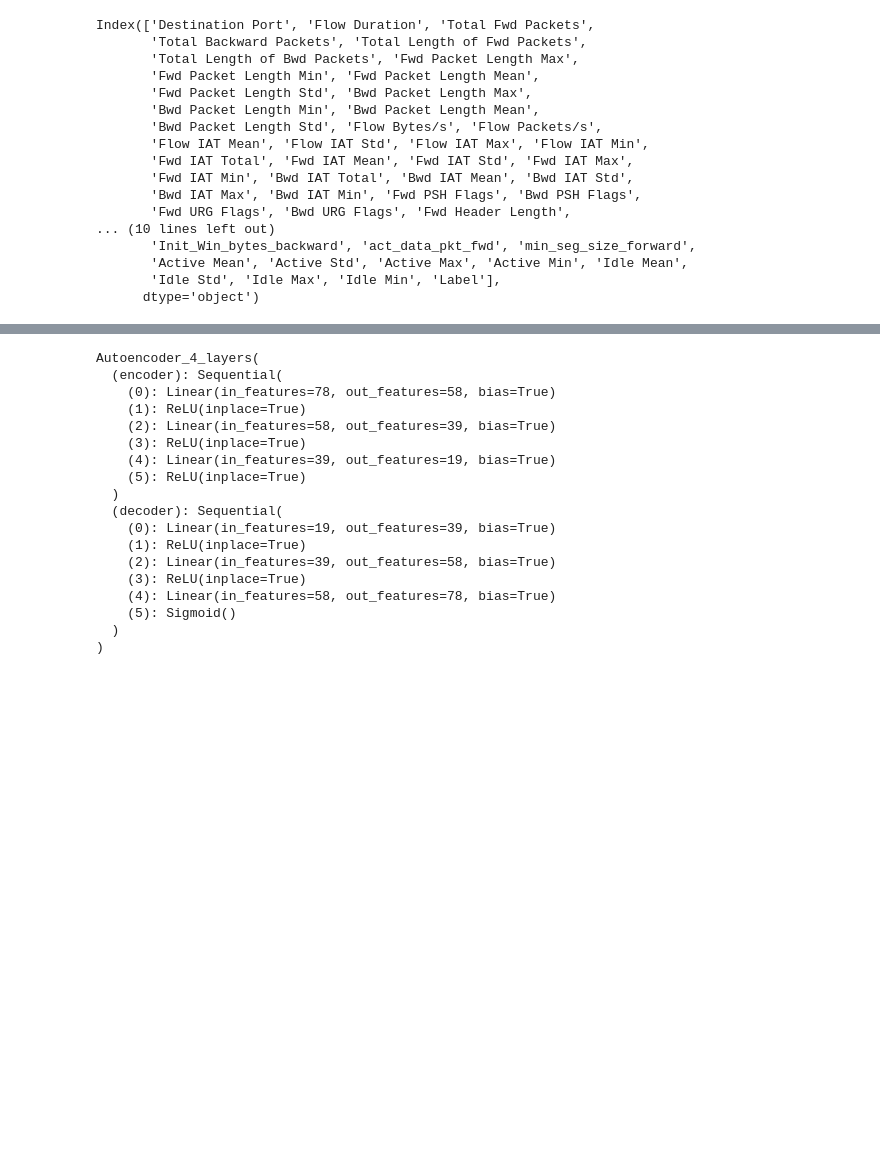
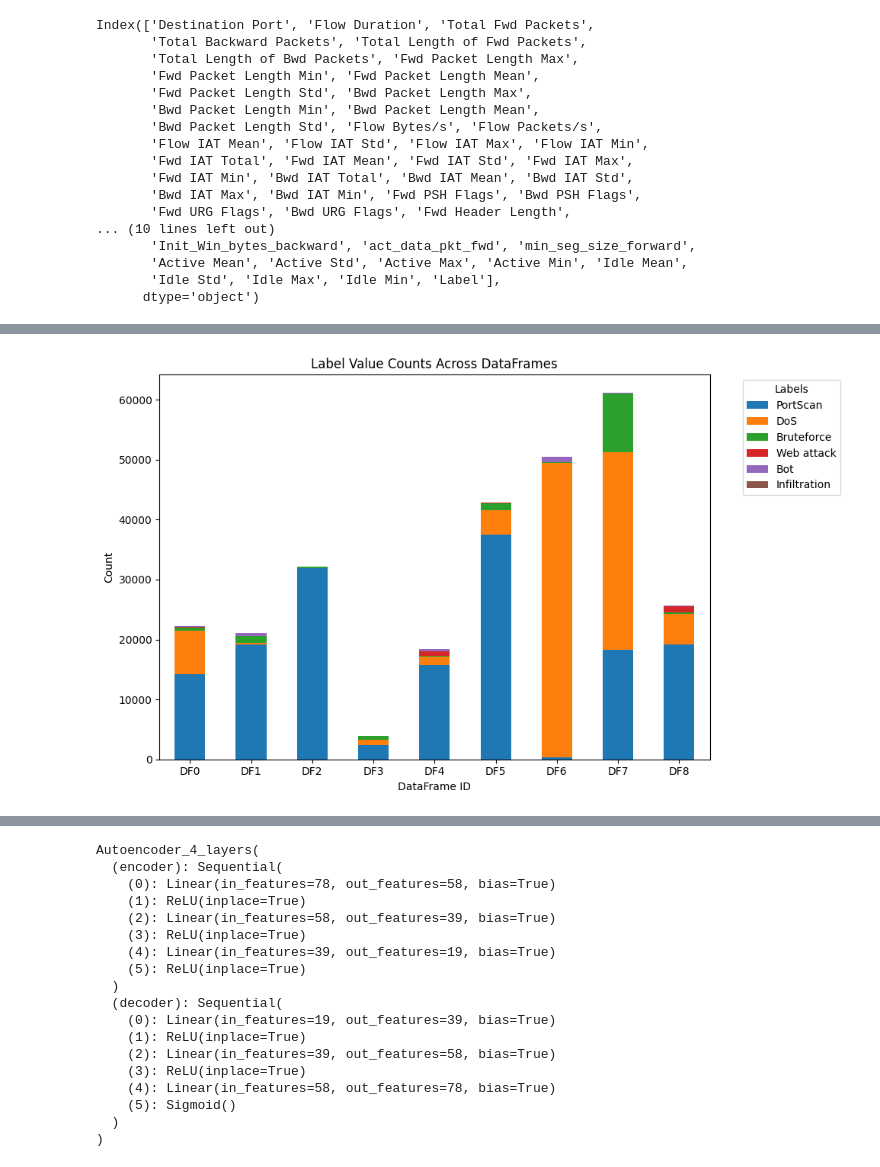
Before and after one commit to ganel1113s/fyp, a Jupyter notebook: CICIDS2017.ipynb, the cells around one changed output, grey strips where cells are left out. Saved outputs shown, nothing was run; the diff lists cells and outputs as text; code cells hidden in the pictures; blank space fills up the shorter version.

```diff
--- a/CICIDS2017.ipynb
+++ b/CICIDS2017.ipynb
@@ -288,0 +316,3 @@ final_df
+# %%
+for label,group in final_df.groupby('Label'):
+  print(group)
@@ -288,0 +368,5 @@ final_df
+# %%
+partitions = dirichlet_partition(final_df.loc[final_df['Label_Binary']==1],0.5,9)
+for i in range(9):
+  partition = partitions[i]
+  print(partition['Label'].value_counts())
@@ -288,0 +412,22 @@ final_df
+# %%
+label_counts = []
+for i,df in partitions.items():
+    counts = df['Label'].value_counts()
+    counts.name = f"DF{i}"  # Naming the series for the DataFrame
+    label_counts.append(counts)
+
+combined_counts = pd.DataFrame(label_counts).fillna(0)
+#combined_counts.columns = [f"DF{i+1}" for i in range(len(partitions))]
+
+# Plot a vertical barplot with x-axis as DataFrame IDs and colors for labels
+ax = combined_counts.plot(kind='bar', figsize=(10, 6),stacked = True)
+ax.set_title('Label Value Counts Across DataFrames')
+ax.set_xlabel('DataFrame ID')
+ax.set_ylabel('Count')
+plt.xticks(rotation=0)
+plt.legend(title='Labels', bbox_to_anchor=(1.05, 1), loc='upper left')
+plt.tight_layout()
+
+plt.show()
+# %% [output]
+[figure, added]
```
Also changed, not shown: parts of 73 cells of this notebook.
